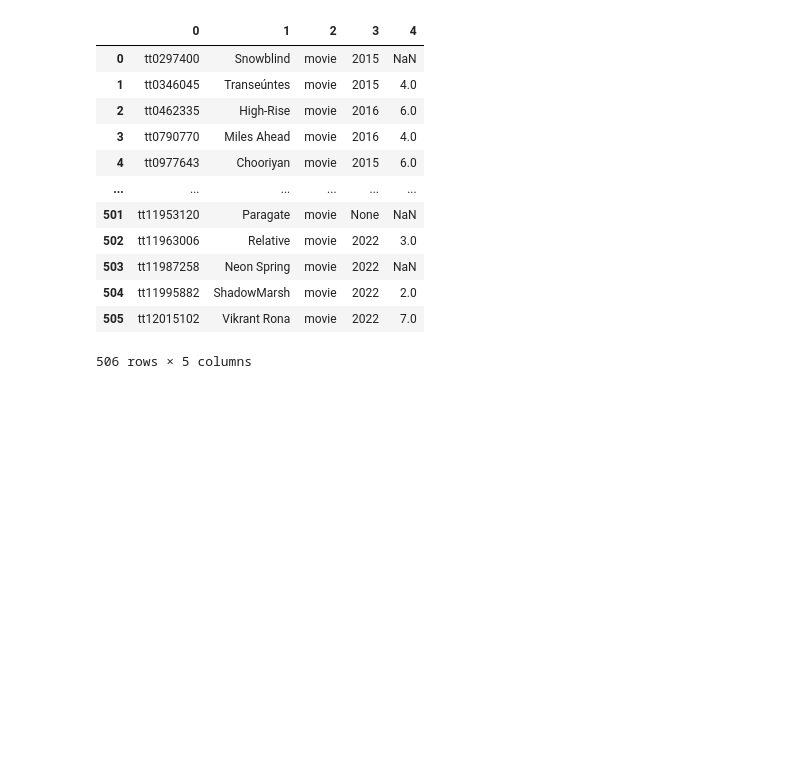
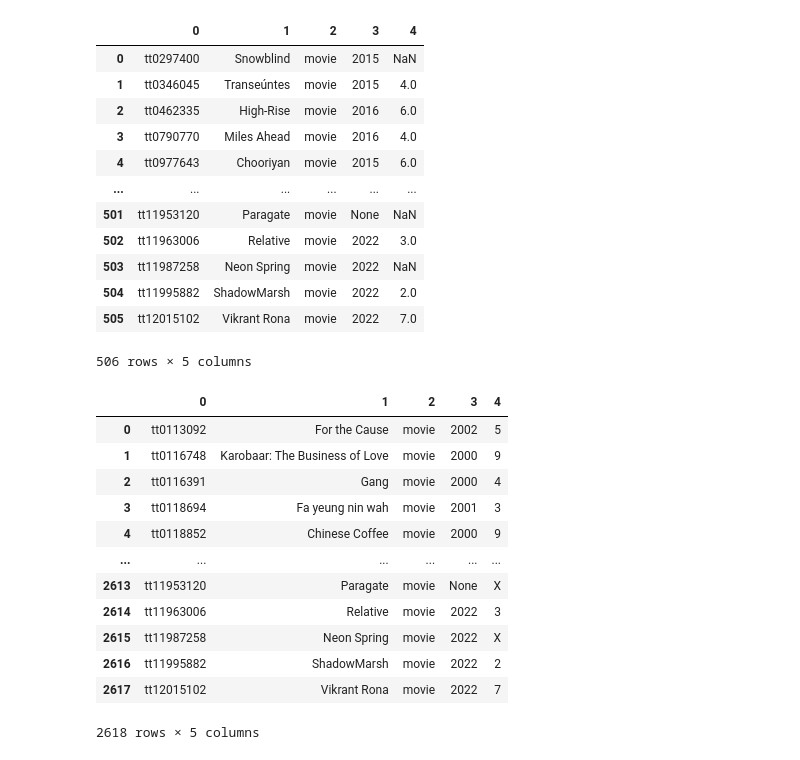
Before and after one commit to BSReguera/project-da-promo-G-module-2-team-3, a Jupyter notebook: drama_Maria.ipynb, the cells around one changed output. Drawn from its saved outputs; the diff is of its cells as text; code cells hidden in the pictures; blank space fills up the shorter version.

Commit message:
limpieza ficheros

```diff
--- a/drama_Maria.ipynb
+++ b/drama_Maria.ipynb
@@ -244,3 +238,31 @@ df_drama
 | 504 | tt11995882 | ShadowMarsh | movie | 2022 | 2.0 |
 | 505 | tt12015102 | Vikrant Rona | movie | 2022 | 7.0 |
 506 rows × 5 columns
+# %%
+import json
+with open('drama.json', 'r') as fichero:
+    drama = json.load(fichero)
+# %%
+import json
+with open('drama_2014_limpio.json', 'r') as fichero:
+    drama_2014_limpio = json.load(fichero)
+# %%
+drama_total = drama_2014_limpio + drama
+# %%
+df_drama = pd.DataFrame(drama_total)
+# %%
+df_drama
+# %% [output]
+|  | 0 | 1 | 2 | 3 | 4 |
+| 0 | tt0113092 | For the Cause | movie | 2002 | 5 |
+| 1 | tt0116748 | Karobaar: The Business of Love | movie | 2000 | 9 |
+| 2 | tt0116391 | Gang | movie | 2000 | 4 |
+| 3 | tt0118694 | Fa yeung nin wah | movie | 2001 | 3 |
+| 4 | tt0118852 | Chinese Coffee | movie | 2000 | 9 |
+| ... | ... | ... | ... | ... | ... |
+| 2613 | tt11953120 | Paragate | movie | None | X |
+| 2614 | tt11963006 | Relative | movie | 2022 | 3 |
+| 2615 | tt11987258 | Neon Spring | movie | 2022 | X |
+| 2616 | tt11995882 | ShadowMarsh | movie | 2022 | 2 |
+| 2617 | tt12015102 | Vikrant Rona | movie | 2022 | 7 |
+2618 rows × 5 columns
```
Also changed, not shown: parts of 6 cells of this notebook, 17 other files.
